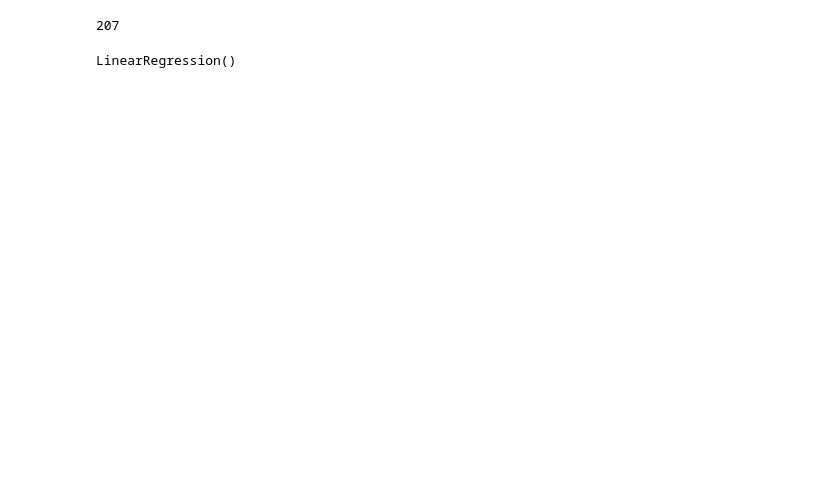
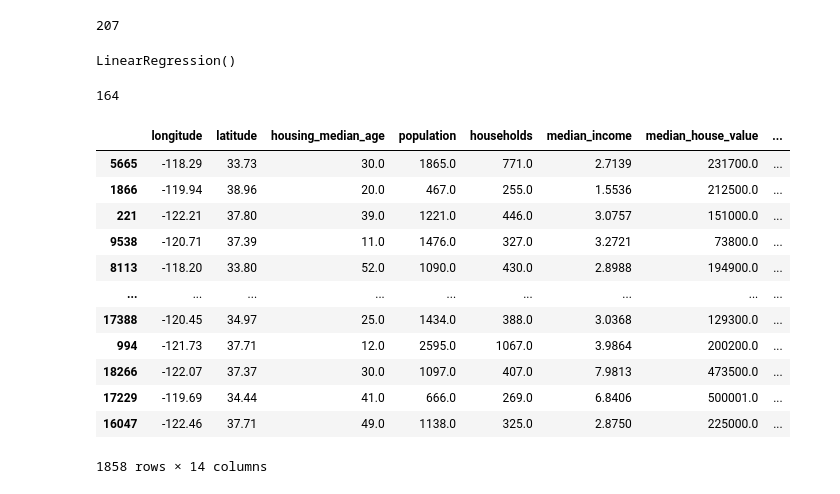
Before and after one commit to Alsecode/ML_lab1, a Jupyter notebook: ЛР2/lab2_1.3.ipynb, the cells around one changed output. Cells and saved outputs as stored; diff of their text form; code cells hidden in the pictures; blank space fills up the shorter version.

```diff
--- a/ЛР2/lab2_1.3.ipynb
+++ b/ЛР2/lab2_1.3.ipynb
@@ -111,3 +91,23 @@ linear_regression_model = LinearRegression()
 linear_regression_model.fit(x_train, y_train)
 # %% [output]
 LinearRegression()
+# %%
+housing_train['average_bedrooms'].isnull().sum()
+# %% [output]
+164
+# %%
+housing_val
+# %% [output]
+|  | longitude | latitude | housing_median_age | population | households | median_income | median_house_value | ... |
+| 5665 | -118.29 | 33.73 | 30.0 | 1865.0 | 771.0 | 2.7139 | 231700.0 | ... |
+| 1866 | -119.94 | 38.96 | 20.0 | 467.0 | 255.0 | 1.5536 | 212500.0 | ... |
+| 221 | -122.21 | 37.80 | 39.0 | 1221.0 | 446.0 | 3.0757 | 151000.0 | ... |
+| 9538 | -120.71 | 37.39 | 11.0 | 1476.0 | 327.0 | 3.2721 | 73800.0 | ... |
+| 8113 | -118.20 | 33.80 | 52.0 | 1090.0 | 430.0 | 2.8988 | 194900.0 | ... |
+| ... | ... | ... | ... | ... | ... | ... | ... | ... |
+| 17388 | -120.45 | 34.97 | 25.0 | 1434.0 | 388.0 | 3.0368 | 129300.0 | ... |
+| 994 | -121.73 | 37.71 | 12.0 | 2595.0 | 1067.0 | 3.9864 | 200200.0 | ... |
+| 18266 | -122.07 | 37.37 | 30.0 | 1097.0 | 407.0 | 7.9813 | 473500.0 | ... |
+| 17229 | -119.69 | 34.44 | 41.0 | 666.0 | 269.0 | 6.8406 | 500001.0 | ... |
+| 16047 | -122.46 | 37.71 | 49.0 | 1138.0 | 325.0 | 2.8750 | 225000.0 | ... |
+1858 rows × 14 columns
```
Also changed, not shown: parts of 15 cells of this notebook.
